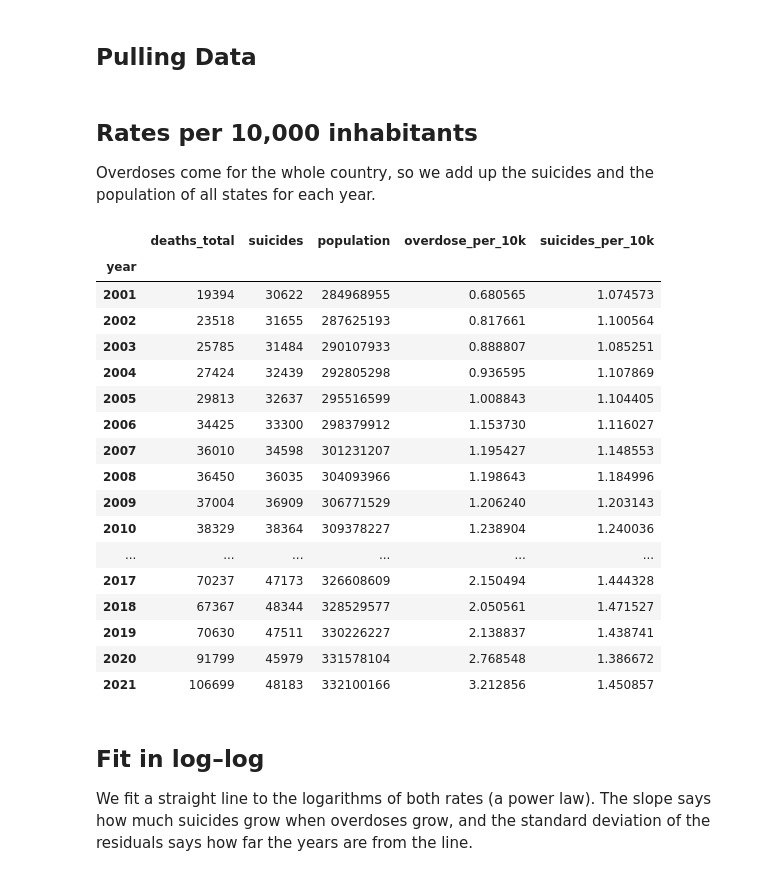
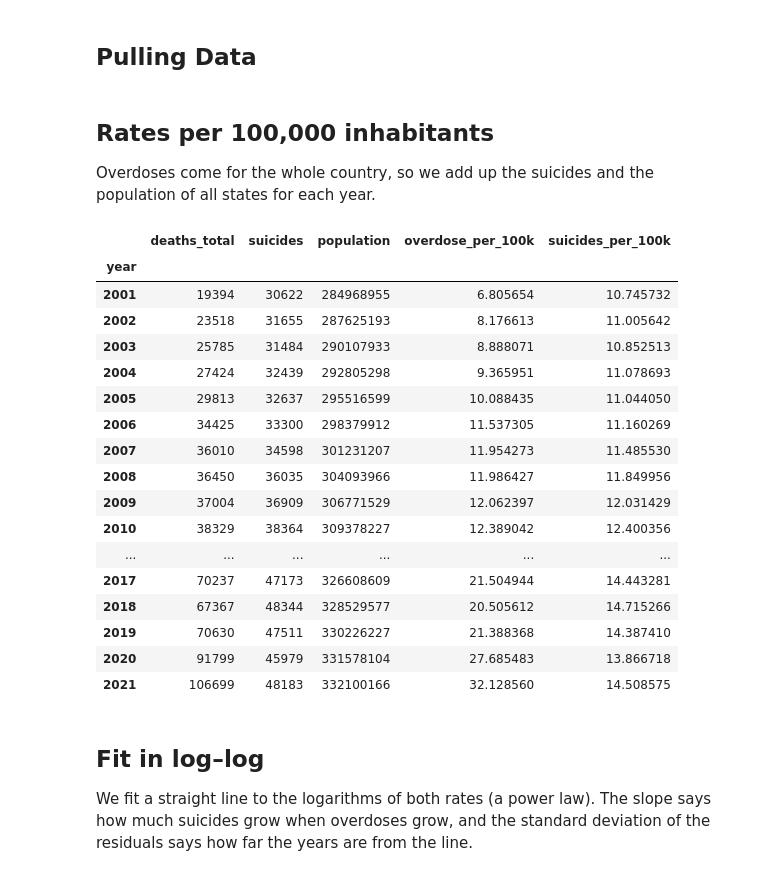
Before and after one commit to Edgarhdzm/Data-analysis-mental-health-and-weather, a Jupyter notebook: notebooks/overdose_suicides_usa.ipynb, the cells around one changed output. Saved outputs shown, nothing was run; the diff lists cells and outputs as text; code cells hidden in the pictures.

```diff
--- a/notebooks/overdose_suicides_usa.ipynb
+++ b/notebooks/overdose_suicides_usa.ipynb
@@ -40,42 +41,46 @@ DUSA = pd.read_csv(PROCESSED / 'usa_suicide_rate.csv')       # suicide deaths by
 # Used in this notebook
 PopUSA = pd.read_csv(PROCESSED / 'usa_population.csv')                  # population by state and year (U.S. Census Bureau)
 OverdoseUSA = pd.read_csv(PROCESSED / 'drug_overdose_us_2001_2021.csv')  # overdose deaths per year (NCHS Data Brief 457)
+GdpUSA = pd.read_csv(PROCESSED / 'usa_real_gdp.csv')                    # real GDP by state and year (BEA via FRED)
 # %% [markdown]
-## Rates per 10,000 inhabitants
+## Rates per 100,000 inhabitants
 
 Overdoses come for the whole country, so we add up the suicides and the population of all states for each year.
 # %%
 # Total suicides and population of the US for each year
 suicides = DUSA.groupby("Year")["Deaths"].sum().rename("suicides")
 population = PopUSA.groupby("year")["population"].sum()
 
 # One table with one row per year
 d = OverdoseUSA.set_index("year").join(suicides).join(population)
 
-# Deaths per 10,000 inhabitants
-d["overdose_per_10k"] = d["deaths_total"] / d["population"] * 10000
-d["suicides_per_10k"] = d["suicides"] / d["population"] * 10000
+# Deaths per 100,000 inhabitants
+d["overdose_per_100k"] = d["deaths_total"] / d["population"] * 100000
+d["suicides_per_100k"] = d["suicides"] / d["population"] * 100000
 
-d[["deaths_total", "suicides", "population", "overdose_per_10k", "suicides_per_10k"]]
+# Real GDP of the US: sum of the 50 states and DC, in trillions of 2017 dollars
+d["real_gdp_trillions"] = GdpUSA.groupby("year")["real_gdp_millions"].sum() / 1e6
+
+d[["deaths_total", "suicides", "population", "overdose_per_100k", "suicides_per_100k"]]
 # %% [output]
-|  | deaths_total | suicides | population | overdose_per_10k | suicides_per_10k |
+|  | deaths_total | suicides | population | overdose_per_100k | suicides_per_100k |
 | year |  |  |  |  |  |
-| 2001 | 19394 | 30622 | 284968955 | 0.680565 | 1.074573 |
-| 2002 | 23518 | 31655 | 287625193 | 0.817661 | 1.100564 |
-| 2003 | 25785 | 31484 | 290107933 | 0.888807 | 1.085251 |
-| 2004 | 27424 | 32439 | 292805298 | 0.936595 | 1.107869 |
-| 2005 | 29813 | 32637 | 295516599 | 1.008843 | 1.104405 |
-| 2006 | 34425 | 33300 | 298379912 | 1.153730 | 1.116027 |
-| 2007 | 36010 | 34598 | 301231207 | 1.195427 | 1.148553 |
-| 2008 | 36450 | 36035 | 304093966 | 1.198643 | 1.184996 |
-| 2009 | 37004 | 36909 | 306771529 | 1.206240 | 1.203143 |
-| 2010 | 38329 | 38364 | 309378227 | 1.238904 | 1.240036 |
+| 2001 | 19394 | 30622 | 284968955 | 6.805654 | 10.745732 |
+| 2002 | 23518 | 31655 | 287625193 | 8.176613 | 11.005642 |
+| 2003 | 25785 | 31484 | 290107933 | 8.888071 | 10.852513 |
+| 2004 | 27424 | 32439 | 292805298 | 9.365951 | 11.078693 |
+| 2005 | 29813 | 32637 | 295516599 | 10.088435 | 11.044050 |
+| 2006 | 34425 | 33300 | 298379912 | 11.537305 | 11.160269 |
+| 2007 | 36010 | 34598 | 301231207 | 11.954273 | 11.485530 |
+| 2008 | 36450 | 36035 | 304093966 | 11.986427 | 11.849956 |
+| 2009 | 37004 | 36909 | 306771529 | 12.062397 | 12.031429 |
+| 2010 | 38329 | 38364 | 309378227 | 12.389042 | 12.400356 |
 | ... | ... | ... | ... | ... | ... |
-| 2017 | 70237 | 47173 | 326608609 | 2.150494 | 1.444328 |
-| 2018 | 67367 | 48344 | 328529577 | 2.050561 | 1.471527 |
-| 2019 | 70630 | 47511 | 330226227 | 2.138837 | 1.438741 |
-| 2020 | 91799 | 45979 | 331578104 | 2.768548 | 1.386672 |
-| 2021 | 106699 | 48183 | 332100166 | 3.212856 | 1.450857 |
+| 2017 | 70237 | 47173 | 326608609 | 21.504944 | 14.443281 |
+| 2018 | 67367 | 48344 | 328529577 | 20.505612 | 14.715266 |
+| 2019 | 70630 | 47511 | 330226227 | 21.388368 | 14.387410 |
+| 2020 | 91799 | 45979 | 331578104 | 27.685483 | 13.866718 |
+| 2021 | 106699 | 48183 | 332100166 | 32.128560 | 14.508575 |
 # %% [markdown]
 ## Fit in log–log
 
```
Also changed, not shown: parts of 3 cells of this notebook.
